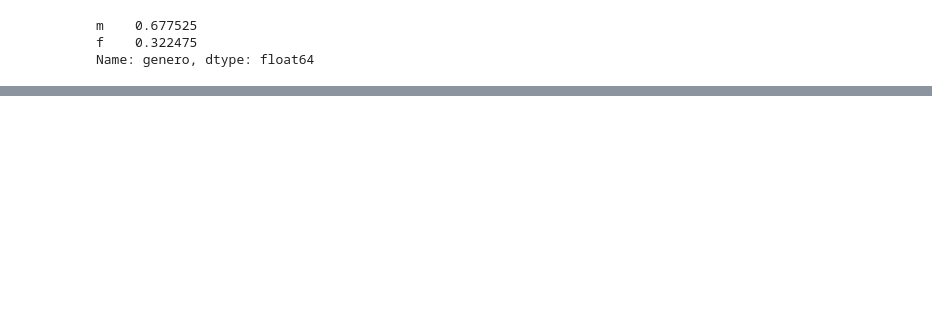
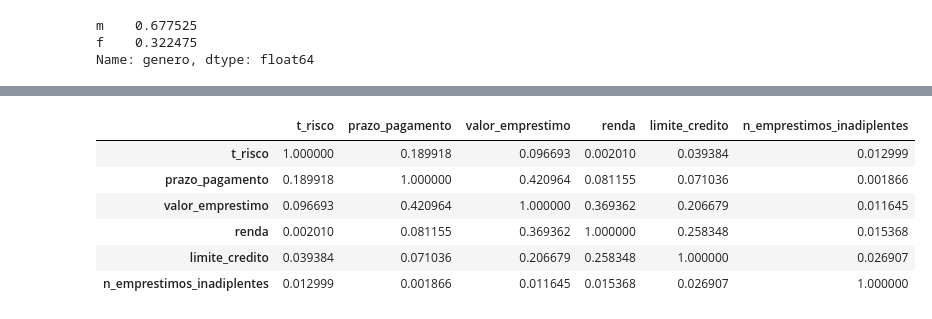
Before and after one commit to ramosrafaela/analise-descritiva-risco_credito, a Jupyter notebook: analise_descritiva_risco_credito.ipynb, the cells around one changed output, grey strips where cells are left out. Cells and saved outputs as stored; diff of their text form; code cells hidden in the pictures; blank space fills up the shorter version.

```diff
--- a/analise_descritiva_risco_credito.ipynb
+++ b/analise_descritiva_risco_credito.ipynb
@@ -278,0 +280,12 @@ sns.boxplot(data=df, x="genero", y="t_risco",palette='flare')
+# %%
+#calculo das correlacoes
+va_correlacao = df[['t_risco','genero','prazo_pagamento','valor_emprestimo','renda', 'limite_credito', 'n_emprestimos_inadiplentes' ]]
+va_correlacao.corr()
+# %% [output]
+|  | t_risco | prazo_pagamento | valor_emprestimo | renda | limite_credito | n_emprestimos_inadiplentes |
+| t_risco | 1.000000 | 0.189918 | 0.096693 | 0.002010 | 0.039384 | 0.012999 |
+| prazo_pagamento | 0.189918 | 1.000000 | 0.420964 | 0.081155 | 0.071036 | 0.001866 |
+| valor_emprestimo | 0.096693 | 0.420964 | 1.000000 | 0.369362 | 0.206679 | 0.011645 |
+| renda | 0.002010 | 0.081155 | 0.369362 | 1.000000 | 0.258348 | 0.015368 |
+| limite_credito | 0.039384 | 0.071036 | 0.206679 | 0.258348 | 1.000000 | 0.026907 |
+| n_emprestimos_inadiplentes | 0.012999 | 0.001866 | 0.011645 | 0.015368 | 0.026907 | 1.000000 |
```
Also changed, not shown: parts of 25 cells of this notebook.
